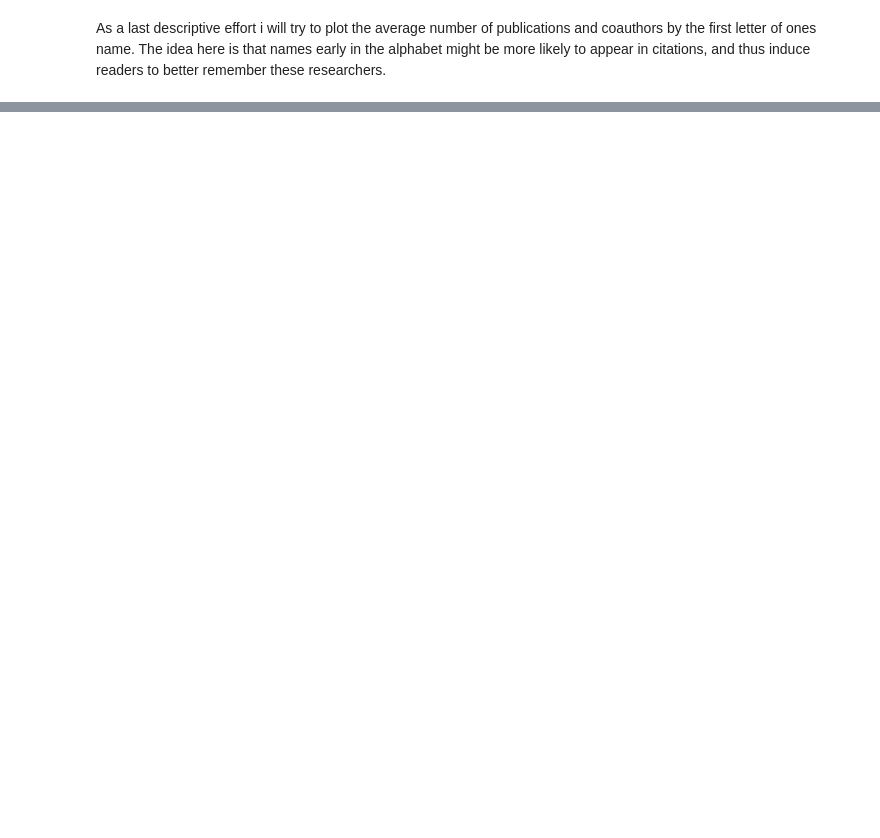
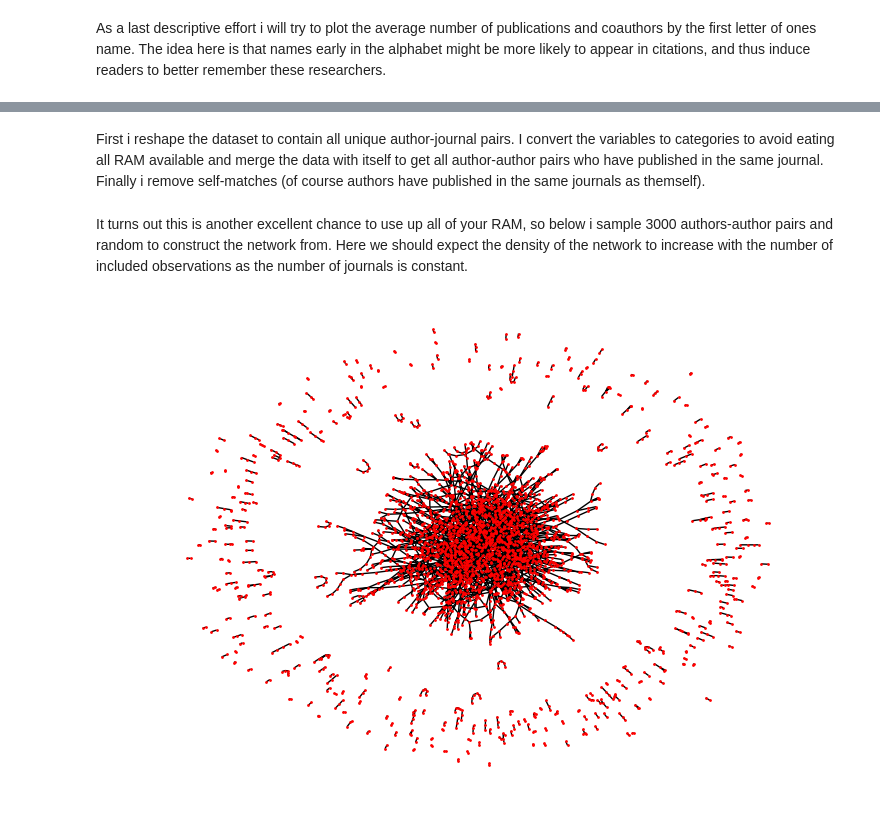
Before and after one commit to Kristianuruplarsen/data_project, a Jupyter notebook: data_project.ipynb, the cells around one changed output, grey strips where cells are left out. Drawn from its saved outputs; the diff is of its cells as text; code cells hidden in the pictures; blank space fills up the shorter version.

```diff
--- a/data_project.ipynb
+++ b/data_project.ipynb
@@ -171,0 +111,27 @@ Which doesn't seem to shoe any major differences across the board. (i do use the
+# %%
+import networkx as nx
+data = authors.query("n_journals > 0")
+# %% [markdown]
+First i reshape the dataset to contain all unique author-journal pairs. I convert the variables to categories to avoid eating all RAM available and merge the data with itself to get all author-author pairs who have published in the same journal. Finally i remove self-matches (of course authors have published in the same journals as themself).
+# %%
+reshaped = pd.DataFrame([(d, tup.name) for tup in data[['name', 'unique_journals']].itertuples() for d in tup.unique_journals])
+reshaped.columns = ['journal', 'author']
+
+# Retype
+reshaped['journal'] = reshaped.journal.astype('category')
+reshaped['author'] = reshaped.author.astype('category')
+
+# Merge
+reshaped = reshaped.merge(reshaped, on = 'journal')
+
+# Remove A-A pairs
+reshaped = reshaped[reshaped.author_x != reshaped.author_y]
+# %% [markdown]
+It turns out this is another excellent chance to use up all of your RAM, so below i sample 3000 authors-author pairs and random to construct the network from. Here we should expect the density of the network to increase with the number of included observations as the number of journals is constant.
+# %%
+test = reshaped[['author_x', 'author_y']].sample(n = 3000)
+# %%
+G = nx.from_pandas_edgelist(test, source = 'author_x', target = 'author_y', create_using = nx.Graph())
+nx.draw(G,node_size=1)
+# %% [output]
+[figure, added]
```
Also changed, not shown: parts of 14 cells of this notebook, 4 other files.
